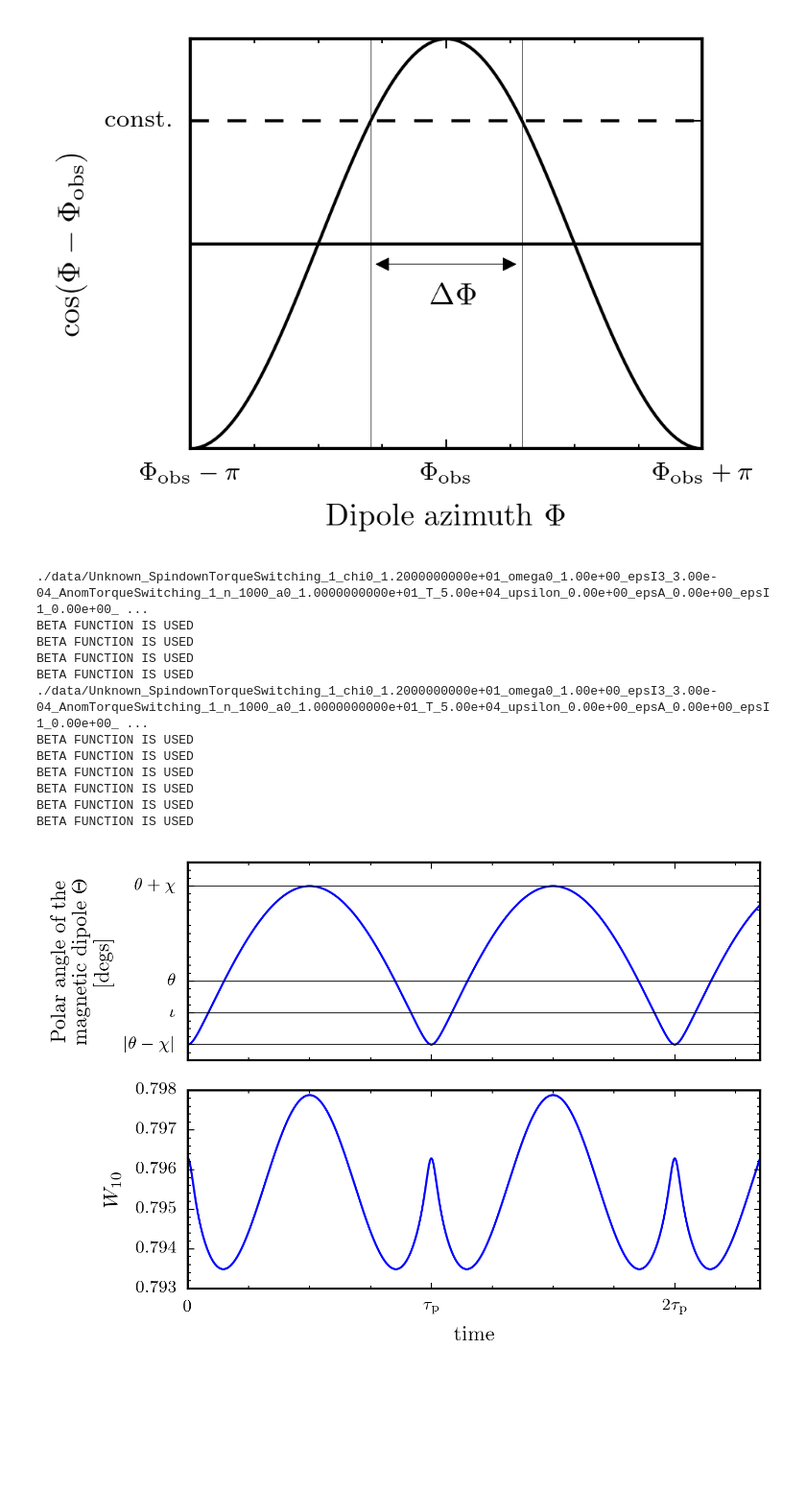
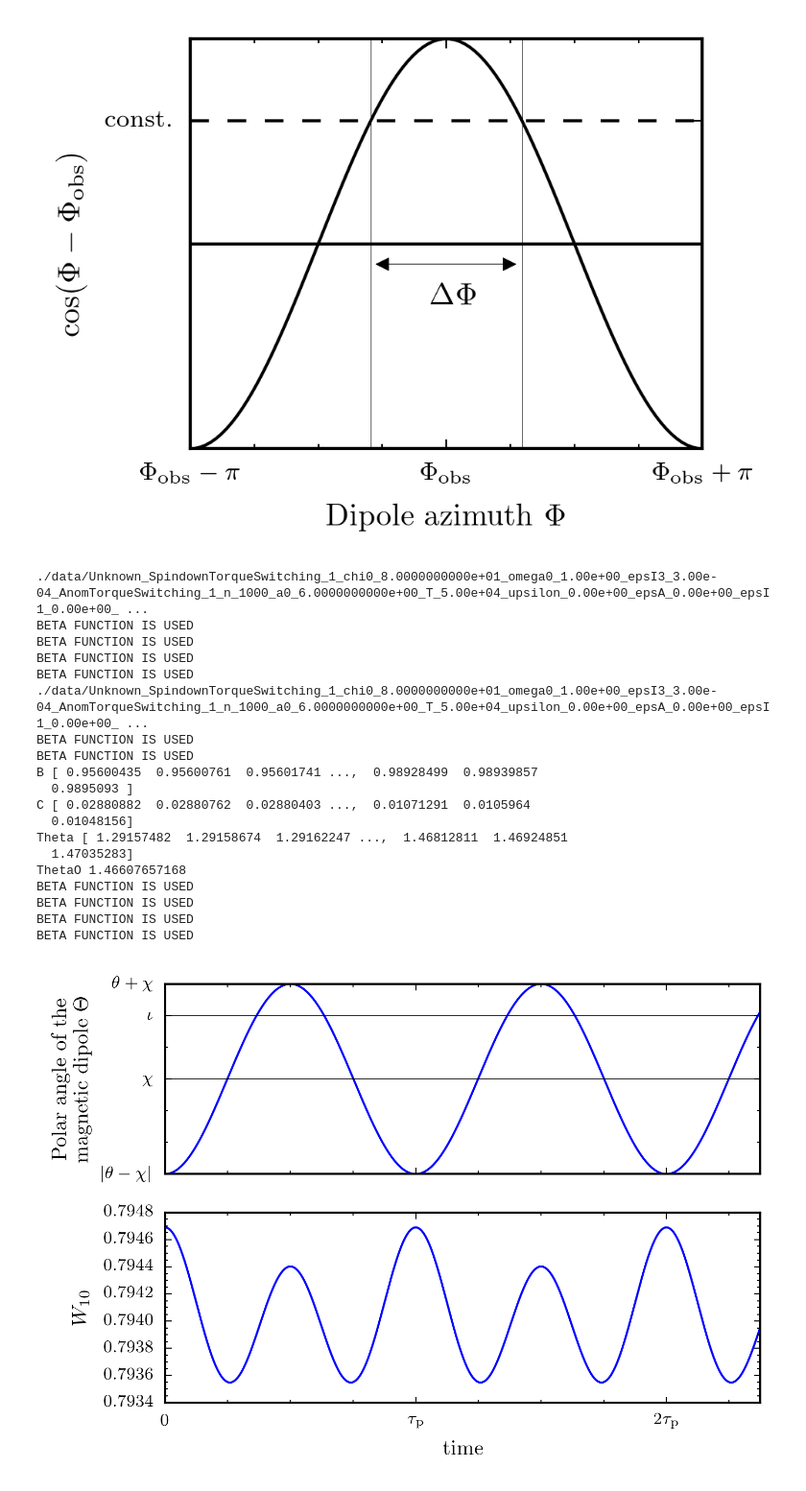
Before and after one commit to GregoryAshton/thesis, a Jupyter notebook: inertial_frame/GeneratePlots-NoTorque.ipynb, the cells around one changed output. Shown at 96% size. Cells and saved outputs as stored; diff of their text form; code cells hidden in the pictures; blank space fills up the shorter version.

```diff
--- a/inertial_frame/GeneratePlots-NoTorque.ipynb
+++ b/inertial_frame/GeneratePlots-NoTorque.ipynb
@@ -319,49 +319,57 @@ epsI3=3.0e-4
 epsA=0.0
 omega0=1.
 T=5e4
-chi0 = 12.0
-a0=10
+chi0 = 80.0
+a0=6.
 AnomTorque=True
 upsilon=0.0
 n=100000
 cleanup=False,
-Theta0=6
+Theta0=84.0
 sigmaB = 0.3
 
 Theta0_rads = np.radians(Theta0)
 
 fig, (ax1, ax2) = plt.subplots(nrows=2, figsize=(5, 3.5))
 
 file_name = main(chi0=chi0, epsI3=epsI3, epsA=epsA, omega0=omega0, T=T,
                      n=1000, error=1e-16, a0=a0, cleanup=True, upsilon=upsilon)
 
 ax1 = Plot.big_theta(file_name, ax=ax1, color="b")
-ax1.set_yticks([np.abs(a0-chi0), Theta0, a0, a0+chi0])
-ax1.set_yticklabels([r"$|\theta-\chi|$", r"$\iota$", r"$\theta$", r"$\theta + \chi$"])
+ax1.set_yticks([np.abs(a0-chi0), Theta0, chi0, a0+chi0])
+ax1.set_yticklabels([r"$|\theta-\chi|$", r"$\iota$", r"$\chi$", r"$\theta + \chi$"])
 ax1.grid(axis="y", linestyle="-", linewidth=0.4)
 ax1.set_xlabel("")
 ax1.set_xticklabels([])
+ax1.set_ylabel('Polar angle of the\n magnetic dipole $\Theta$')
 #ax1.axhline(Theta0, color="k")
 
 ax2 = Plot.PulseWidth(file_name, Theta0_rads, sigmaB , p=10,
                      ls="-", color="b", ax=ax2)
 ax2 = Plot.xaxis_precession_periods(ax2, file_name)
 
 plt.tight_layout()
 plt.savefig("img/Pulse_width_modulation.pdf")
 File_Functions.PropertiesTable(file_name, "Pulse_width_modulation")
 plt.show()
 # %% [output]
-./data/Unknown_SpindownTorqueSwitching_1_chi0_1.2000000000e+01_omega0_1.00e+00_epsI3_3.00e-04_AnomTorqueSwitching_1_n_1000_a0_1.0000000000e+01_T_5.00e+04_upsilon_0.00e+00_epsA_0.00e+00_epsI1_0.00e+00_ ...
+./data/Unknown_SpindownTorqueSwitching_1_chi0_8.0000000000e+01_omega0_1.00e+00_epsI3_3.00e-04_AnomTorqueSwitching_1_n_1000_a0_6.0000000000e+00_T_5.00e+04_upsilon_0.00e+00_epsA_0.00e+00_epsI1_0.00e+00_ ...
 BETA FUNCTION IS USED
 BETA FUNCTION IS USED
 BETA FUNCTION IS USED
 BETA FUNCTION IS USED
-./data/Unknown_SpindownTorqueSwitching_1_chi0_1.2000000000e+01_omega0_1.00e+00_epsI3_3.00e-04_AnomTorqueSwitching_1_n_1000_a0_1.0000000000e+01_T_5.00e+04_upsilon_0.00e+00_epsA_0.00e+00_epsI1_0.00e+00_ ...
+./data/Unknown_SpindownTorqueSwitching_1_chi0_8.0000000000e+01_omega0_1.00e+00_epsI3_3.00e-04_AnomTorqueSwitching_1_n_1000_a0_6.0000000000e+00_T_5.00e+04_upsilon_0.00e+00_epsA_0.00e+00_epsI1_0.00e+00_ ...
+BETA FUNCTION IS USED
+BETA FUNCTION IS USED
+B [ 0.95600435  0.95600761  0.95601741 ...,  0.98928499  0.98939857
+  0.9895093 ]
+C [ 0.02880882  0.02880762  0.02880403 ...,  0.01071291  0.0105964
+  0.01048156]
+Theta [ 1.29157482  1.29158674  1.29162247 ...,  1.46812811  1.46924851
+  1.47035283]
+ThetaO 1.46607657168
 BETA FUNCTION IS USED
 BETA FUNCTION IS USED
 BETA FUNCTION IS USED
 BETA FUNCTION IS USED
-BETA FUNCTION IS USED
-BETA FUNCTION IS USED
-[figure, old version]
+[figure, new version]
```
Also changed, not shown: 2 other files.
